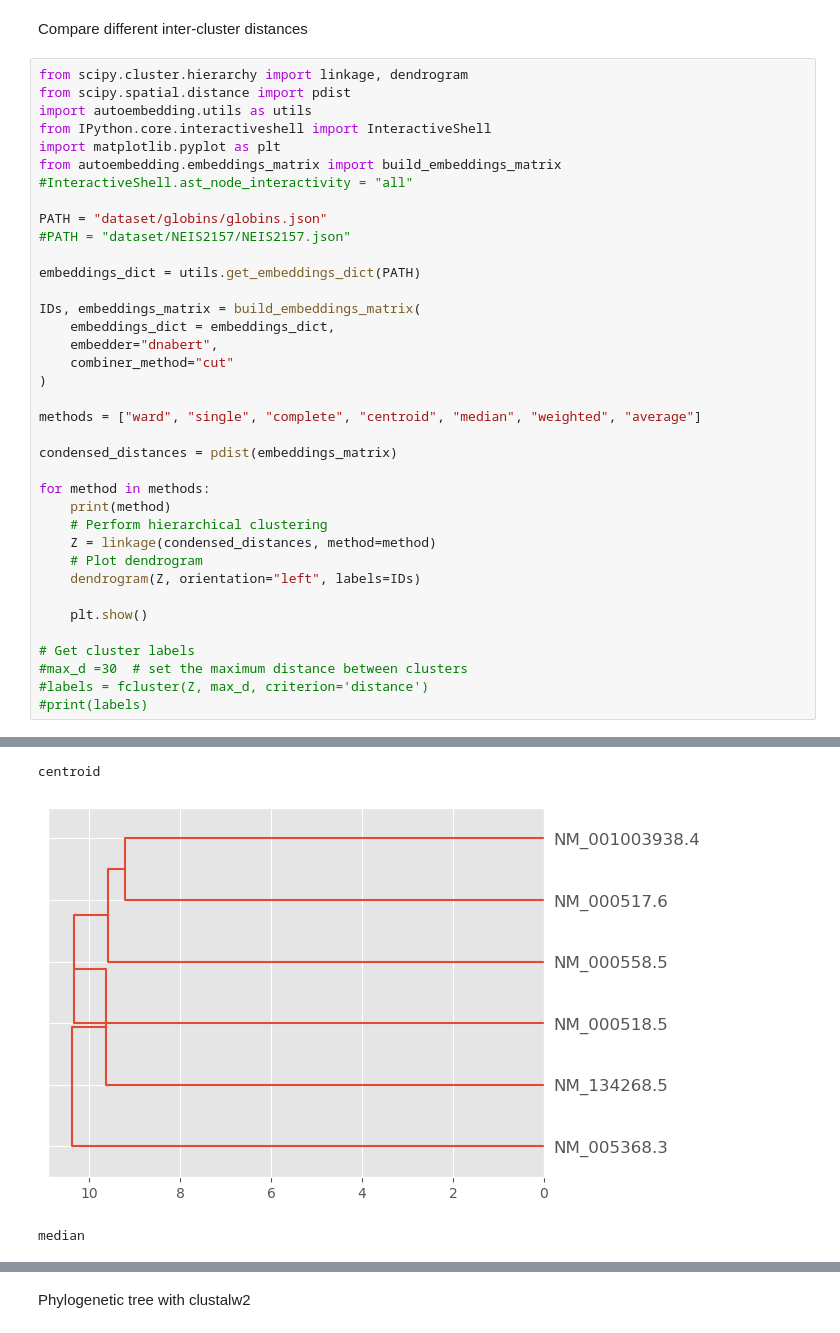
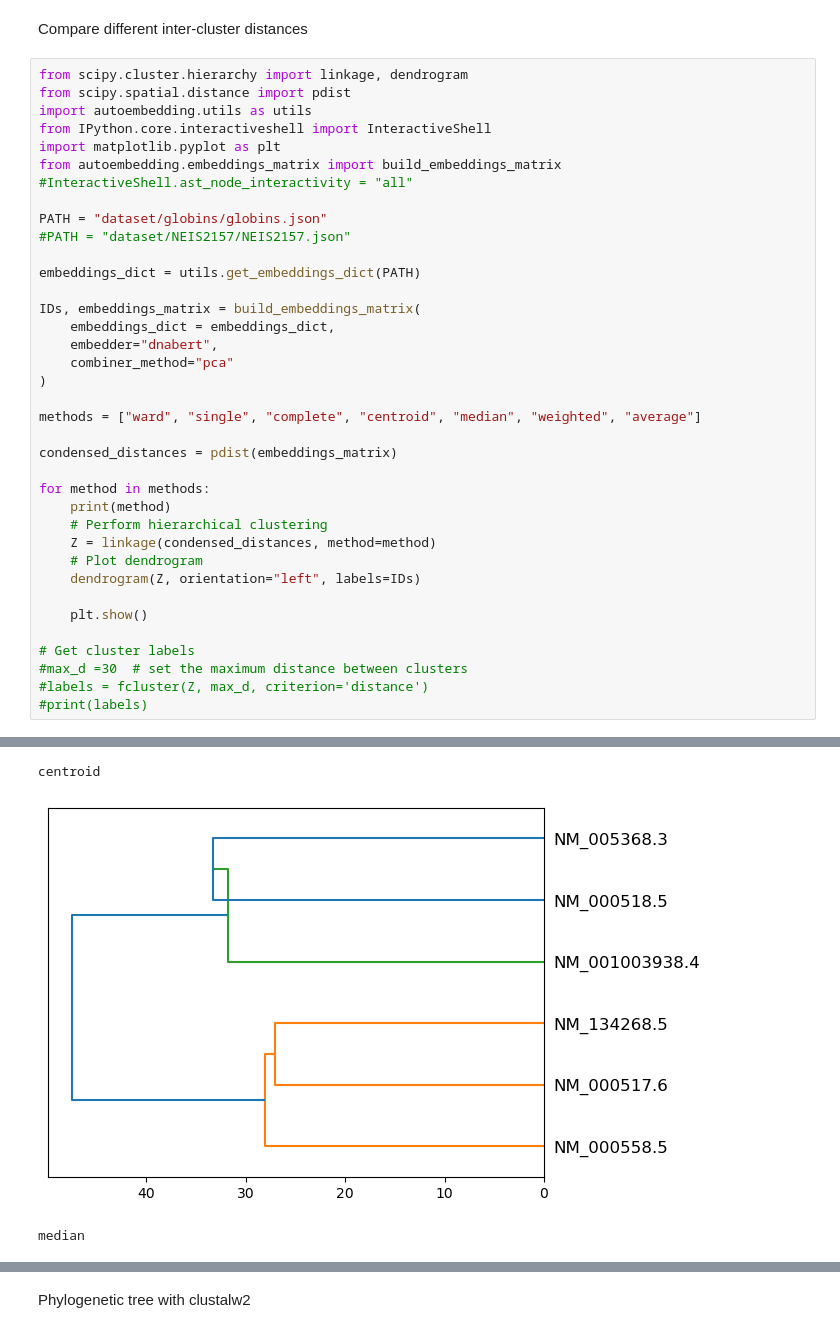
Before and after one commit to matteotolloso/BioEmbedding, a Jupyter notebook: hierarchical.ipynb, the cells around one changed output, grey strips where cells are left out. Cells and saved outputs as stored; diff of their text form.

```diff
--- a/hierarchical.ipynb
+++ b/hierarchical.ipynb
@@ -17,7 +17,7 @@ embeddings_dict = utils.get_embeddings_dict(PATH)
 IDs, embeddings_matrix = build_embeddings_matrix(
     embeddings_dict = embeddings_dict,
     embedder="dnabert",
-    combiner_method="cut"
+    combiner_method="pca"
 )
 
 methods = ["ward", "single", "complete", "centroid", "median", "weighted", "average"]
@@ -47,3 +47,3 @@ complete
 centroid
-[figure, old version]
+[figure, new version]
 median
```
Also changed, not shown: parts of 11 cells of this notebook, 8 other files.
